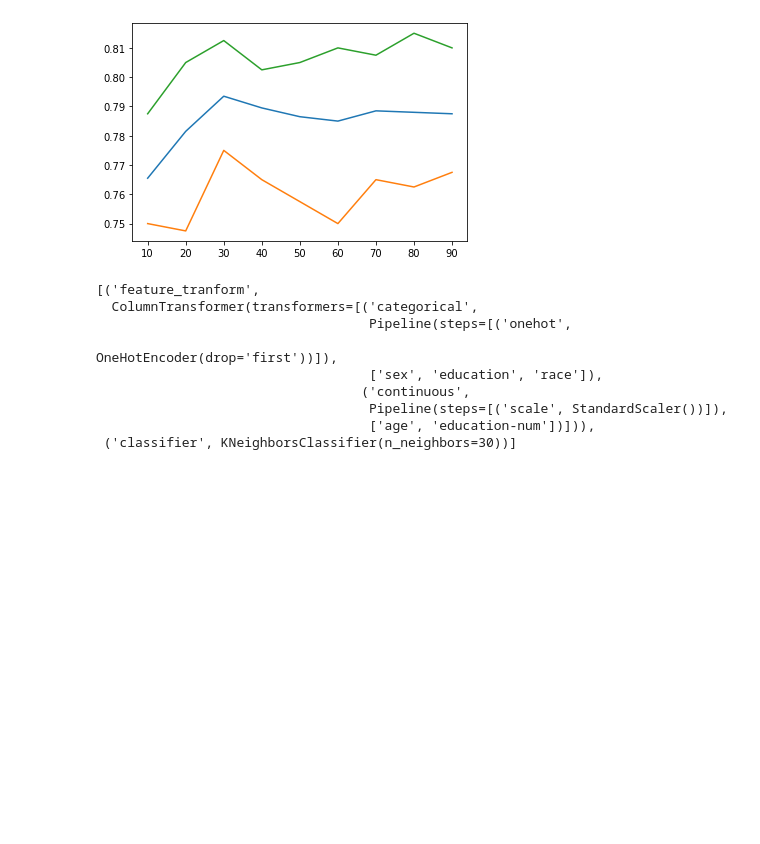
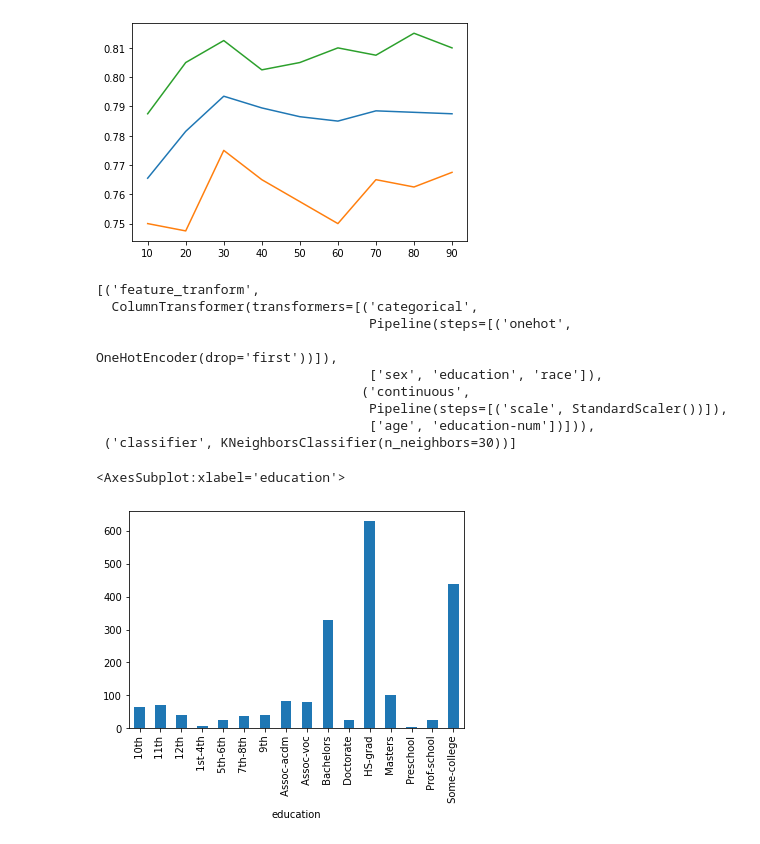
Before and after one commit to dhesse/IN-STK5000-Notebooks-2020, a Jupyter notebook: notebooks/Lecture 03a - More Sklearn.ipynb, the cells around one changed output. Saved outputs shown, nothing was run; the diff lists cells and outputs as text; code cells hidden in the pictures; blank space fills up the shorter version.

```diff
--- a/notebooks/Lecture 03a - More Sklearn.ipynb
+++ b/notebooks/Lecture 03a - More Sklearn.ipynb
@@ -169,3 +169,8 @@ fit_result.best_estimator_.get_params()['steps']
                                    Pipeline(steps=[('scale', StandardScaler())]),
                                    ['age', 'education-num'])])),
  ('classifier', KNeighborsClassifier(n_neighbors=30))]
+# %%
+features.groupby('education').size().plot.bar()
+# %% [output]
+<AxesSubplot:xlabel='education'>
+[figure, added]
```
Also changed, not shown: parts of 24 cells of this notebook.
